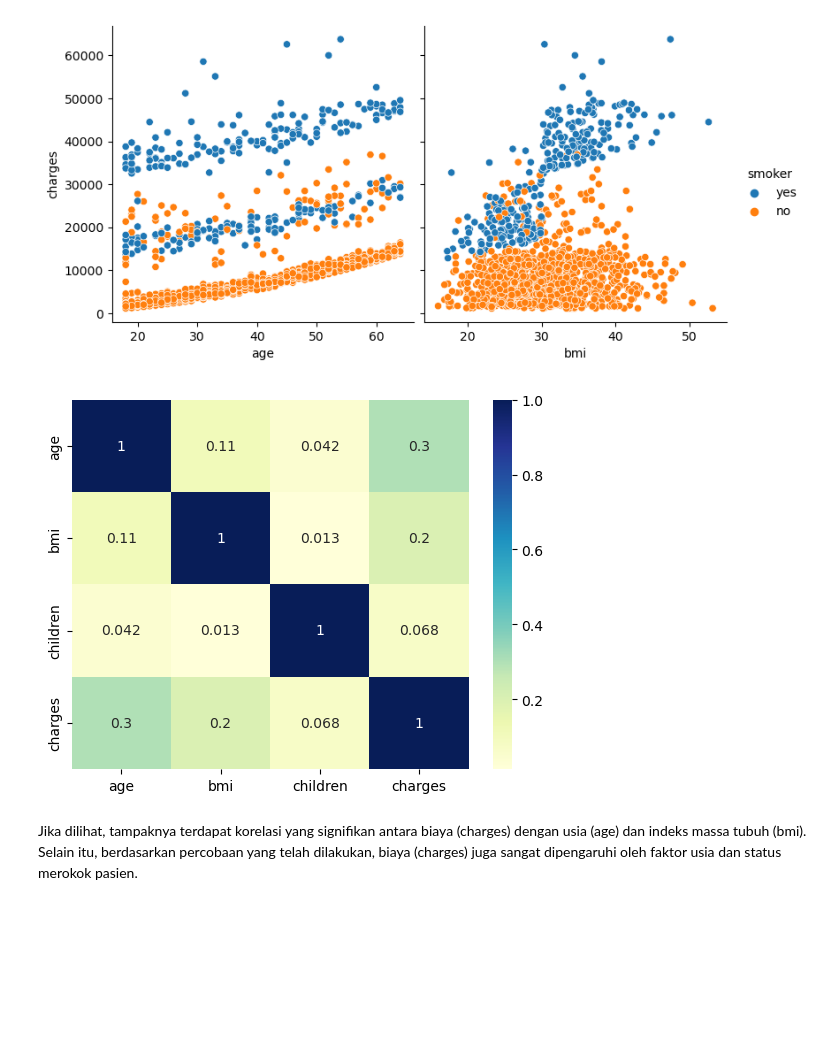
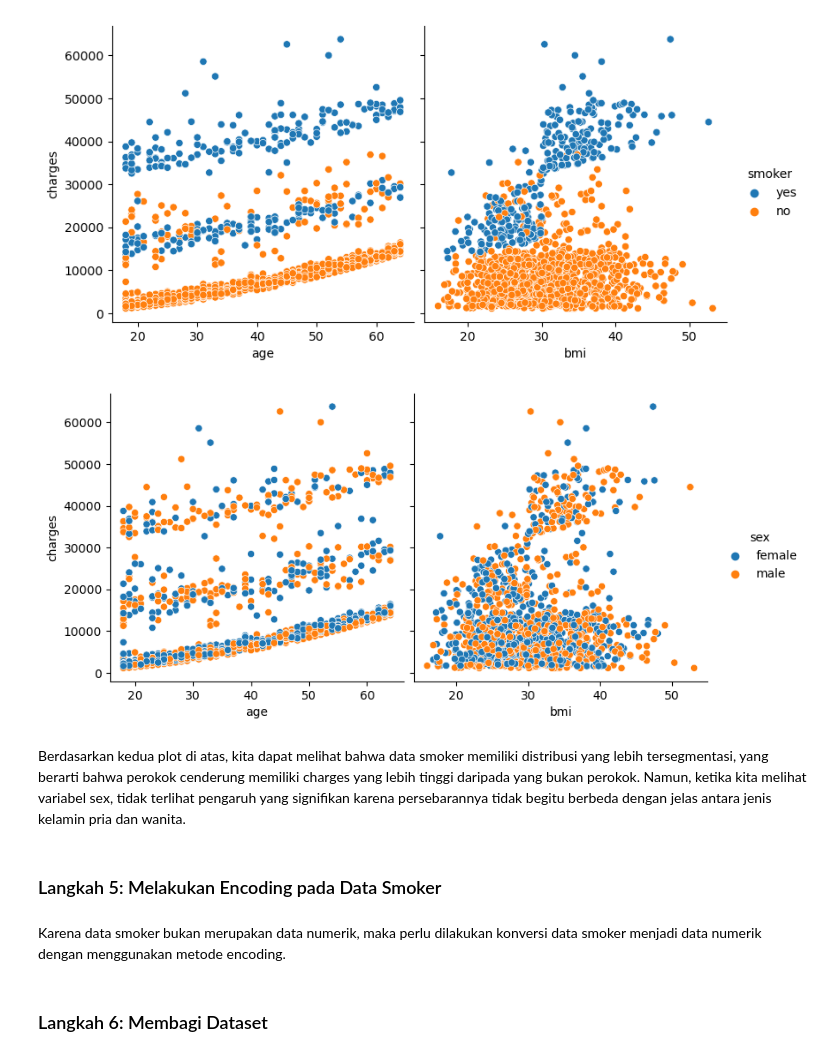
Before and after one commit to lailatulbadriyah24/2141720036-machine-learning-2023, a Jupyter notebook: week-03/tugas-praktikum.ipynb, the cells around one changed output. Cells and saved outputs as stored; diff of their text form; code cells hidden in the pictures; blank space fills up the shorter version.

```diff
--- a/week-03/tugas-praktikum.ipynb
+++ b/week-03/tugas-praktikum.ipynb
@@ -66,14 +96,21 @@ sns.pairplot(data, x_vars=['age', 'bmi'],
 plt.show()
 # %% [output]
 [figure]
-# %%
-sns.heatmap(data.corr(), cmap="YlGnBu", annot=True)
-plt.show()
-# %% [output]
-[figure, removed]
-# %% [markdown]
-Jika dilihat, tampaknya terdapat korelasi yang signifikan antara biaya (charges) dengan usia (age) dan indeks massa tubuh (bmi). Selain itu, berdasarkan percobaan yang telah dilakukan, biaya (charges) juga sangat dipengaruhi oleh faktor usia dan status merokok pasien.
+# %%
+sns.pairplot(data, x_vars=['age', 'bmi'],
+            y_vars='charges', height=4, aspect=1, kind='scatter', hue='sex')
+plt.show()
+# %% [output]
+[figure, added]
+# %% [markdown]
+Berdasarkan kedua plot di atas, kita dapat melihat bahwa data smoker memiliki distribusi yang lebih tersegmentasi, yang berarti bahwa perokok cenderung memiliki charges yang lebih tinggi daripada yang bukan perokok. Namun, ketika kita melihat variabel sex, tidak terlihat pengaruh yang signifikan karena persebarannya tidak begitu berbeda dengan jelas antara jenis kelamin pria dan wanita.
+# %% [markdown]
+### Langkah 5: Melakukan Encoding pada Data Smoker
+# %% [markdown]
+Karena data smoker bukan merupakan data numerik, maka perlu dilakukan konversi data smoker menjadi data numerik dengan menggunakan metode encoding.
 # %%
 le = LabelEncoder()
 
 data['smoker'] = le.fit_transform(data['smoker'])
+# %% [markdown]
+### Langkah 6: Membagi Dataset
```
Also changed, not shown: parts of 17 cells of this notebook.
